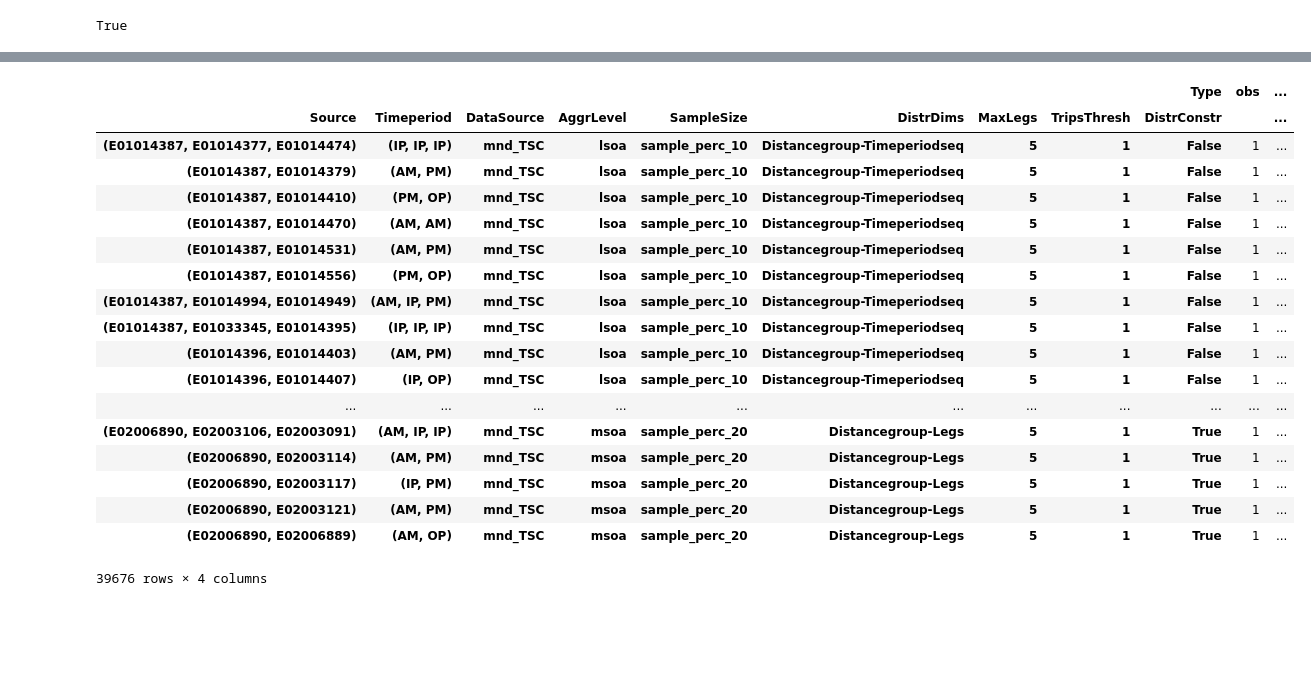
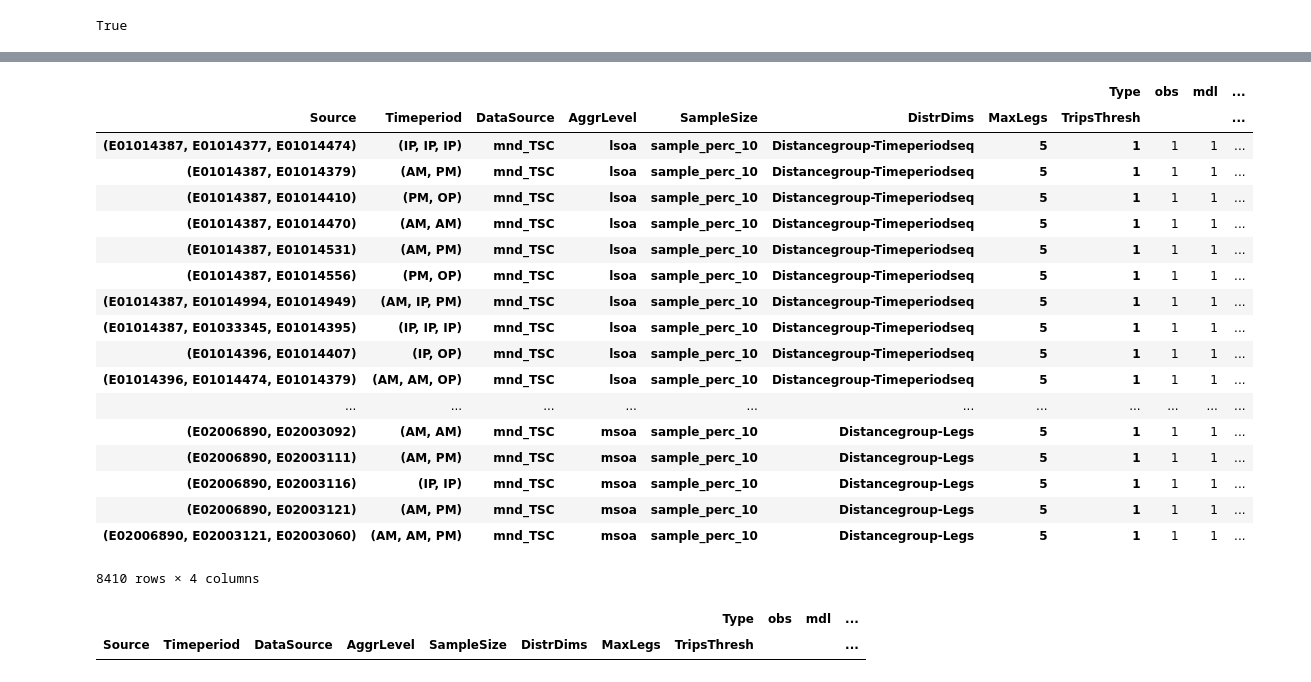
Before and after one commit to harisbal/od2trs, a Jupyter notebook: analysis/optimisation_results.ipynb, the cells around one changed output, grey strips where cells are left out. Cells and saved outputs as stored; diff of their text form; code cells hidden in the pictures; blank space fills up the shorter version.

```diff
--- a/analysis/optimisation_results.ipynb
+++ b/analysis/optimisation_results.ipynb
@@ -15,7 +15,7 @@ distr_dims = ['-'.join(['Distancegroup', 'Timeperiodseq']),
               '-'.join(['Distancegroup', 'Legs'])]
 
 aggr_levels = ['lsoa', 'msoa']
-sample_sizes = ['sample_perc_10', 'sample_perc_20']
+sample_sizes = ['sample_perc_10']
 
 export = True
 out_folder = r'./outputs'
@@ -69,7 +69,7 @@ def get_input_params_from_folder(infldr):
 
     return inputs
 # %%
-def prepare_ditribution_comparison(trs_mdl_info, obs_distr):
+def prepare_distribution_comparison(trs_mdl_info, obs_distr):
 
     obs_distr.drop(columns=['Size'], inplace=True)
 
@@ -206,7 +206,7 @@ def main(model_info):
         od_dims = ['Source', 'Target', 'Purpose', 'Direction', 'Timeperiod']
 
         # For the observed tours prepare the od only for the high frequency tours
-        trs_obs_info['Timesused'] = np.where(trs_obs_info['Inlowfreqgroup'], 0, 1)
+        # trs_obs_info['Timesused'] = np.where(trs_obs_info['Inlowfreqgroup'], 0, 1)
 
         od_obs = prepare_od_from_tours(trs_obs_info, trs_obs_descr,
                                        od_dims=od_dims, name='ObservedTrips')
@@ -218,7 +218,7 @@ def main(model_info):
             print('No results for legs:{}-trips:{}-distrConstr:{}'.format(legs, trips_thresh, distr_constr_enabled))
             continue
 
-        comp_distr = prepare_ditribution_comparison(trs_mdl_info, obs_distr)
+        comp_distr = prepare_distribution_comparison(trs_mdl_info, obs_distr)
 
         #comp_descr = prepare_descr_comparison(trs_obs_descr, trs_mdl_descr,
         #                                      trs_mdl_info.Timesused, True)
@@ -448,23 +445,28 @@ comparisons['timesused'].groupby(level=grpby_cols).sum()
 # %%
-df = comparisons['timesused'].copy()
+df = comparisons['timesused'].xs(True, level='DistrConstr')
 df
 # %% [output]
-|  |  |  |  |  |  |  |  | Type | obs | ... |
-| Source | Timeperiod | DataSource | AggrLevel | SampleSize | DistrDims | MaxLegs | TripsThresh | DistrConstr |  | ... |
-| (E01014387, E01014377, E01014474) | (IP, IP, IP) | mnd_TSC | lsoa | sample_perc_10 | Distancegroup-Timeperiodseq | 5 | 1 | False | 1 | ... |
-| (E01014387, E01014379) | (AM, PM) | mnd_TSC | lsoa | sample_perc_10 | Distancegroup-Timeperiodseq | 5 | 1 | False | 1 | ... |
-| (E01014387, E01014410) | (PM, OP) | mnd_TSC | lsoa | sample_perc_10 | Distancegroup-Timeperiodseq | 5 | 1 | False | 1 | ... |
-| (E01014387, E01014470) | (AM, AM) | mnd_TSC | lsoa | sample_perc_10 | Distancegroup-Timeperiodseq | 5 | 1 | False | 1 | ... |
-| (E01014387, E01014531) | (AM, PM) | mnd_TSC | lsoa | sample_perc_10 | Distancegroup-Timeperiodseq | 5 | 1 | False | 1 | ... |
-| (E01014387, E01014556) | (PM, OP) | mnd_TSC | lsoa | sample_perc_10 | Distancegroup-Timeperiodseq | 5 | 1 | False | 1 | ... |
-| (E01014387, E01014994, E01014949) | (AM, IP, PM) | mnd_TSC | lsoa | sample_perc_10 | Distancegroup-Timeperiodseq | 5 | 1 | False | 1 | ... |
-| (E01014387, E01033345, E01014395) | (IP, IP, IP) | mnd_TSC | lsoa | sample_perc_10 | Distancegroup-Timeperiodseq | 5 | 1 | False | 1 | ... |
-| (E01014396, E01014403) | (AM, PM) | mnd_TSC | lsoa | sample_perc_10 | Distancegroup-Timeperiodseq | 5 | 1 | False | 1 | ... |
-| (E01014396, E01014407) | (IP, OP) | mnd_TSC | lsoa | sample_perc_10 | Distancegroup-Timeperiodseq | 5 | 1 | False | 1 | ... |
+|  |  |  |  |  |  |  | Type | obs | mdl | ... |
+| Source | Timeperiod | DataSource | AggrLevel | SampleSize | DistrDims | MaxLegs | TripsThresh |  |  | ... |
+| (E01014387, E01014377, E01014474) | (IP, IP, IP) | mnd_TSC | lsoa | sample_perc_10 | Distancegroup-Timeperiodseq | 5 | 1 | 1 | 1 | ... |
+| (E01014387, E01014379) | (AM, PM) | mnd_TSC | lsoa | sample_perc_10 | Distancegroup-Timeperiodseq | 5 | 1 | 1 | 1 | ... |
+| (E01014387, E01014410) | (PM, OP) | mnd_TSC | lsoa | sample_perc_10 | Distancegroup-Timeperiodseq | 5 | 1 | 1 | 1 | ... |
+| (E01014387, E01014470) | (AM, AM) | mnd_TSC | lsoa | sample_perc_10 | Distancegroup-Timeperiodseq | 5 | 1 | 1 | 1 | ... |
+| (E01014387, E01014531) | (AM, PM) | mnd_TSC | lsoa | sample_perc_10 | Distancegroup-Timeperiodseq | 5 | 1 | 1 | 1 | ... |
+| (E01014387, E01014556) | (PM, OP) | mnd_TSC | lsoa | sample_perc_10 | Distancegroup-Timeperiodseq | 5 | 1 | 1 | 1 | ... |
+| (E01014387, E01014994, E01014949) | (AM, IP, PM) | mnd_TSC | lsoa | sample_perc_10 | Distancegroup-Timeperiodseq | 5 | 1 | 1 | 1 | ... |
+| (E01014387, E01033345, E01014395) | (IP, IP, IP) | mnd_TSC | lsoa | sample_perc_10 | Distancegroup-Timeperiodseq | 5 | 1 | 1 | 1 | ... |
+| (E01014396, E01014407) | (IP, OP) | mnd_TSC | lsoa | sample_perc_10 | Distancegroup-Timeperiodseq | 5 | 1 | 1 | 1 | ... |
+| (E01014396, E01014474, E01014379) | (AM, AM, OP) | mnd_TSC | lsoa | sample_perc_10 | Distancegroup-Timeperiodseq | 5 | 1 | 1 | 1 | ... |
 | ... | ... | ... | ... | ... | ... | ... | ... | ... | ... | ... |
-| (E02006890, E02003106, E02003091) | (AM, IP, IP) | mnd_TSC | msoa | sample_perc_20 | Distancegroup-Legs | 5 | 1 | True | 1 | ... |
-| (E02006890, E02003114) | (AM, PM) | mnd_TSC | msoa | sample_perc_20 | Distancegroup-Legs | 5 | 1 | True | 1 | ... |
-| (E02006890, E02003117) | (IP, PM) | mnd_TSC | msoa | sample_perc_20 | Distancegroup-Legs | 5 | 1 | True | 1 | ... |
-| (E02006890, E02003121) | (AM, PM) | mnd_TSC | msoa | sample_perc_20 | Distancegroup-Legs | 5 | 1 | True | 1 | ... |
-| (E02006890, E02006889) | (AM, OP) | mnd_TSC | msoa | sample_perc_20 | Distancegroup-Legs | 5 | 1 | True | 1 | ... |
+| (E02006890, E02003092) | (AM, AM) | mnd_TSC | msoa | sample_perc_10 | Distancegroup-Legs | 5 | 1 | 1 | 1 | ... |
+| (E02006890, E02003111) | (AM, PM) | mnd_TSC | msoa | sample_perc_10 | Distancegroup-Legs | 5 | 1 | 1 | 1 | ... |
+| (E02006890, E02003116) | (IP, IP) | mnd_TSC | msoa | sample_perc_10 | Distancegroup-Legs | 5 | 1 | 1 | 1 | ... |
+| (E02006890, E02003121) | (AM, PM) | mnd_TSC | msoa | sample_perc_10 | Distancegroup-Legs | 5 | 1 | 1 | 1 | ... |
+| (E02006890, E02003121, E02003060) | (AM, AM, PM) | mnd_TSC | msoa | sample_perc_10 | Distancegroup-Legs | 5 | 1 | 1 | 1 | ... |
-39676 rows × 4 columns
+8410 rows × 4 columns
+# %%
+df[df.mdl<df.obs]
+# %% [output]
+|  |  |  |  |  |  |  | Type | obs | mdl | ... |
+| Source | Timeperiod | DataSource | AggrLevel | SampleSize | DistrDims | MaxLegs | TripsThresh |  |  | ... |
```
Also changed, not shown: parts of 18 cells of this notebook, 8 other files.
